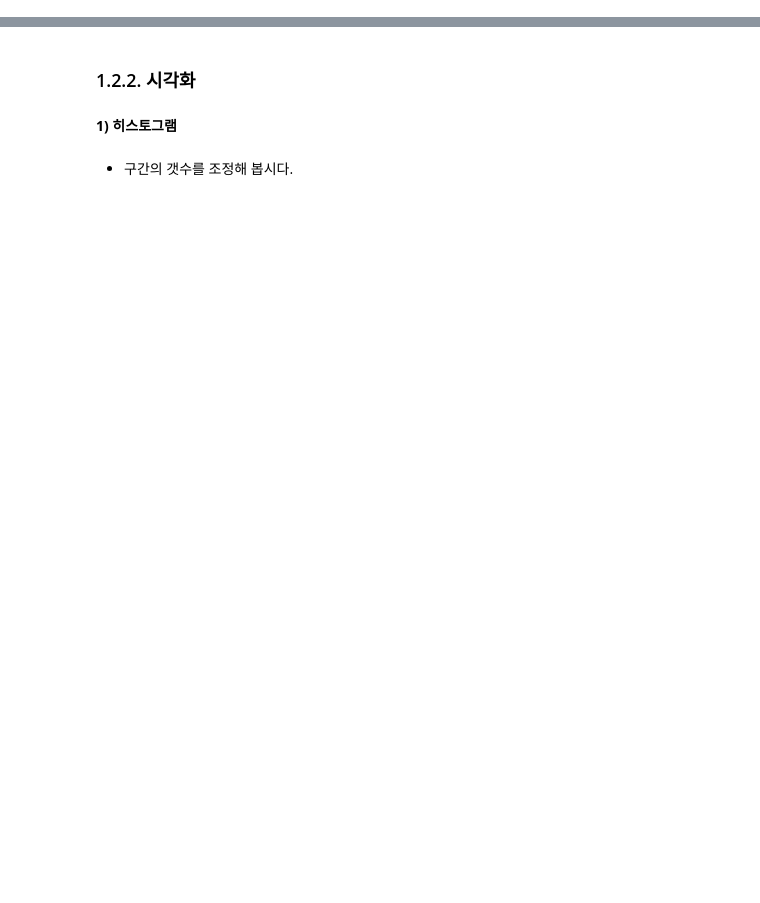
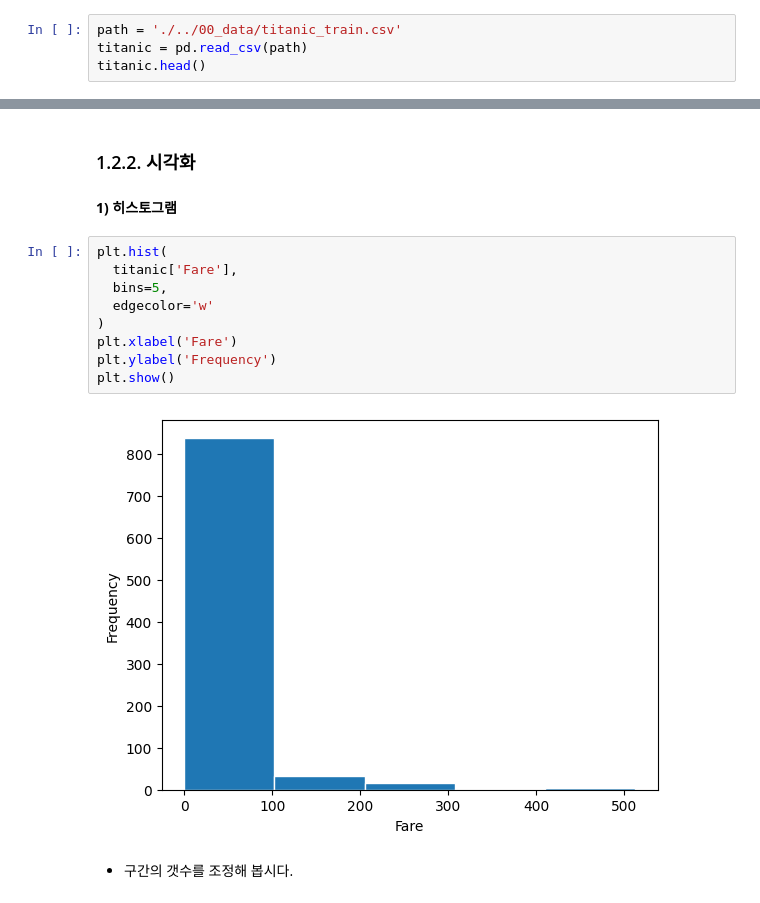
Before and after one commit to jexists/sk_network, a Jupyter notebook: 07.data_analysis/01_단변량분석/01_데이터분석_단변량분석.ipynb, the cells around one changed output, grey strips where cells are left out. Cells and saved outputs as stored; diff of their text form; blank space fills up the shorter version.

```diff
--- a/07.data_analysis/01_단변량분석/01_데이터분석_단변량분석.ipynb
+++ b/07.data_analysis/01_단변량분석/01_데이터분석_단변량분석.ipynb
@@ -23,3 +28,7 @@
 - Age : 나이
 - Fare : 운임($)
 - Embarked : 승선지역(Southhampton, Cherbourg, Queenstown)
+# %%
+path = './../00_data/titanic_train.csv'
+titanic = pd.read_csv(path)
+titanic.head()
@@ -115,5 +295,16 @@ titanic.head()
 ### 1.2.2. 시각화
 # %% [markdown]
 **1) 히스토그램**
+# %%
+plt.hist(
+  titanic['Fare'],
+  bins=5,
+  edgecolor='w'
+)
+plt.xlabel('Fare')
+plt.ylabel('Frequency')
+plt.show()
+# %% [output]
+[figure, added]
 # %% [markdown]
 * 구간의 갯수를 조정해 봅시다.
```
Also changed, not shown: parts of 77 cells of this notebook.
